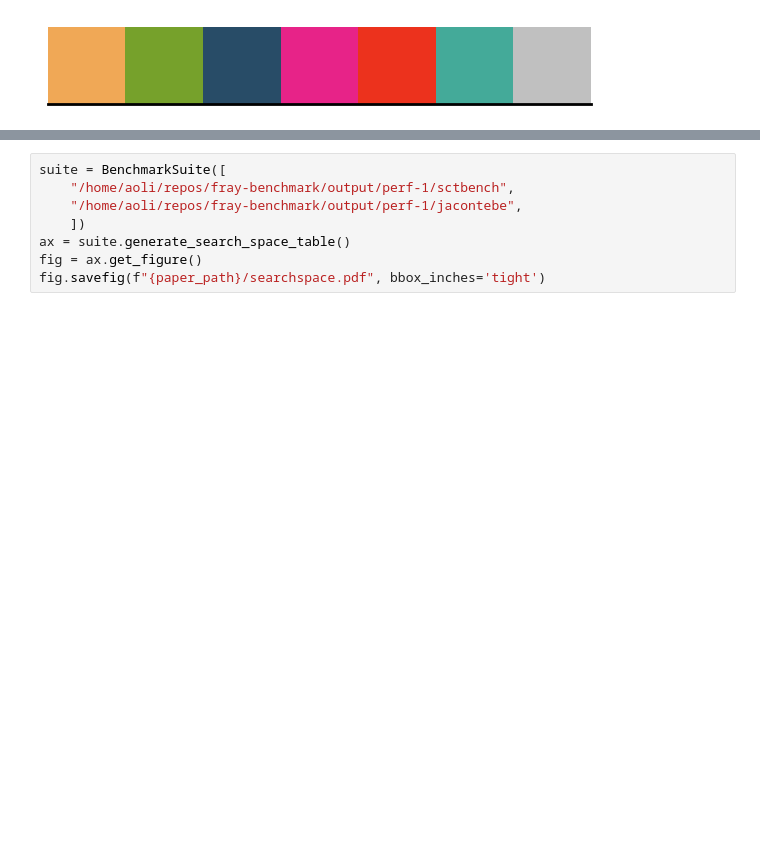
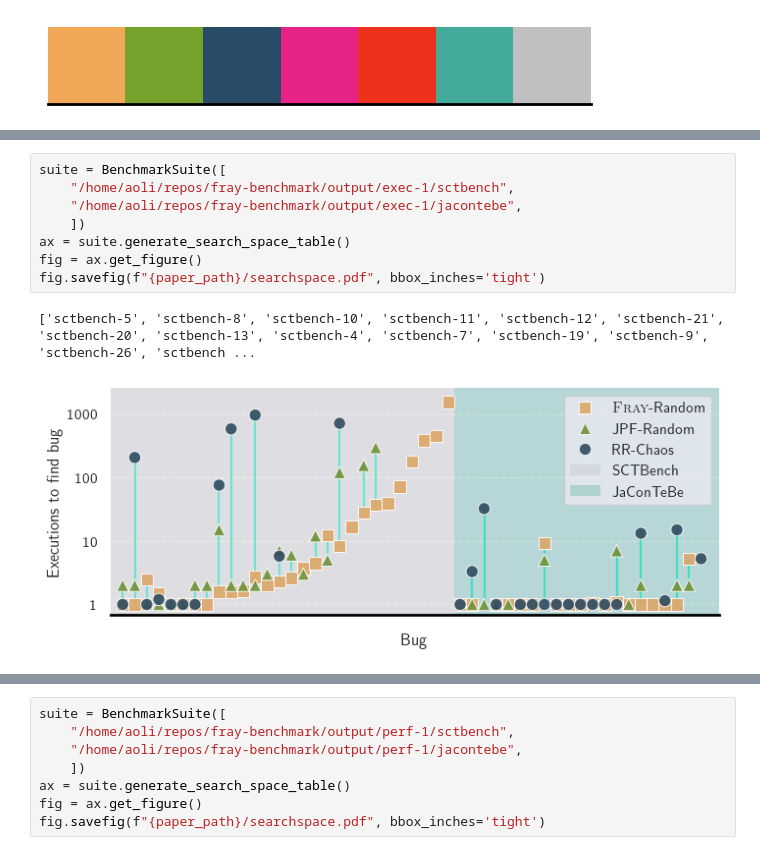
Before and after one commit to cmu-pasta/fray-benchmark, a Jupyter notebook: fray_benchmark/visualizer/playground.ipynb, the cells around one changed output, grey strips where cells are left out. Cells and saved outputs as stored; diff of their text form; blank space fills up the shorter version.

```diff
--- a/fray_benchmark/visualizer/playground.ipynb
+++ b/fray_benchmark/visualizer/playground.ipynb
@@ -23,2 +23,13 @@ fig.savefig(f"{paper_path}/jacontebe-time.pdf", bbox_inches='tight')
+# %%
+suite = BenchmarkSuite([
+    "/home/aoli/repos/fray-benchmark/output/exec-1/sctbench",
+    "/home/aoli/repos/fray-benchmark/output/exec-1/jacontebe",
+    ])
+ax = suite.generate_search_space_table()
+fig = ax.get_figure()
+fig.savefig(f"{paper_path}/searchspace.pdf", bbox_inches='tight')
+# %% [output]
+['sctbench-5', 'sctbench-8', 'sctbench-10', 'sctbench-11', 'sctbench-12', 'sctbench-21', 'sctbench-20', 'sctbench-13', 'sctbench-4', 'sctbench-7', 'sctbench-19', 'sctbench-9', 'sctbench-26', 'sctbench ...
+[figure, added]
 # %%
 suite = BenchmarkSuite([
```
Also changed, not shown: parts of 7 cells of this notebook, 6 other files.
